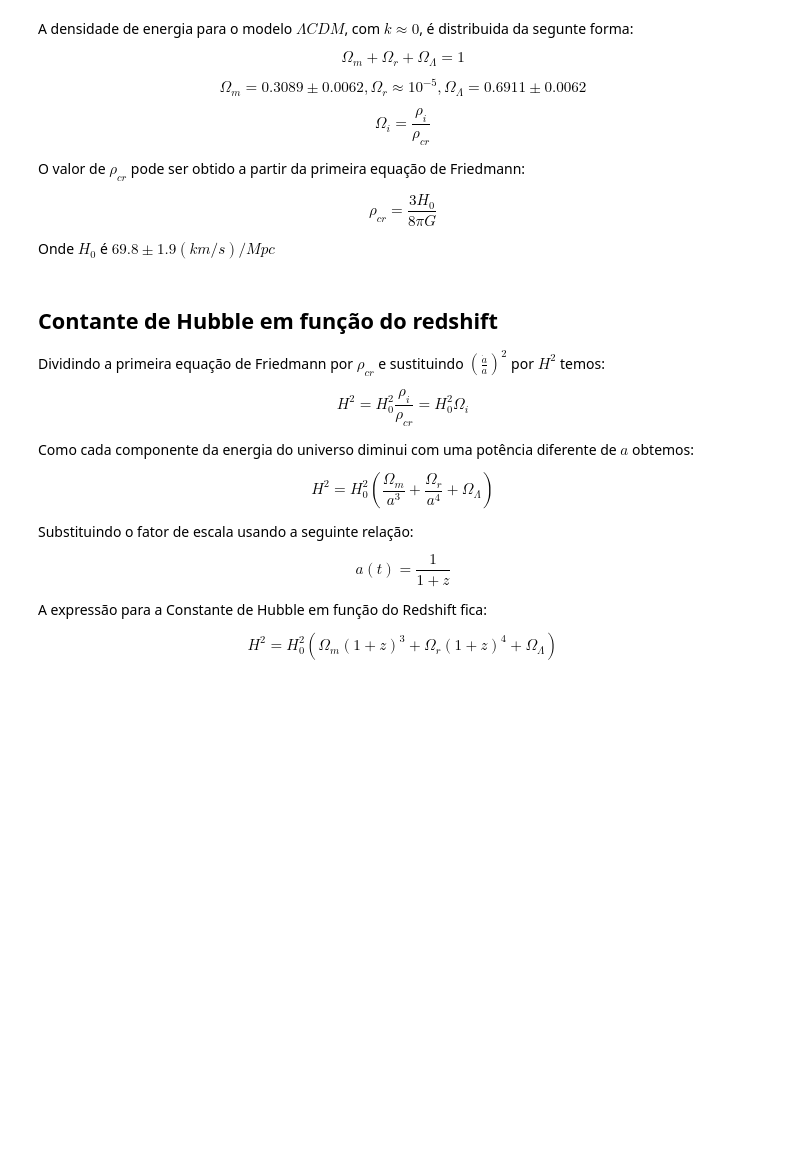
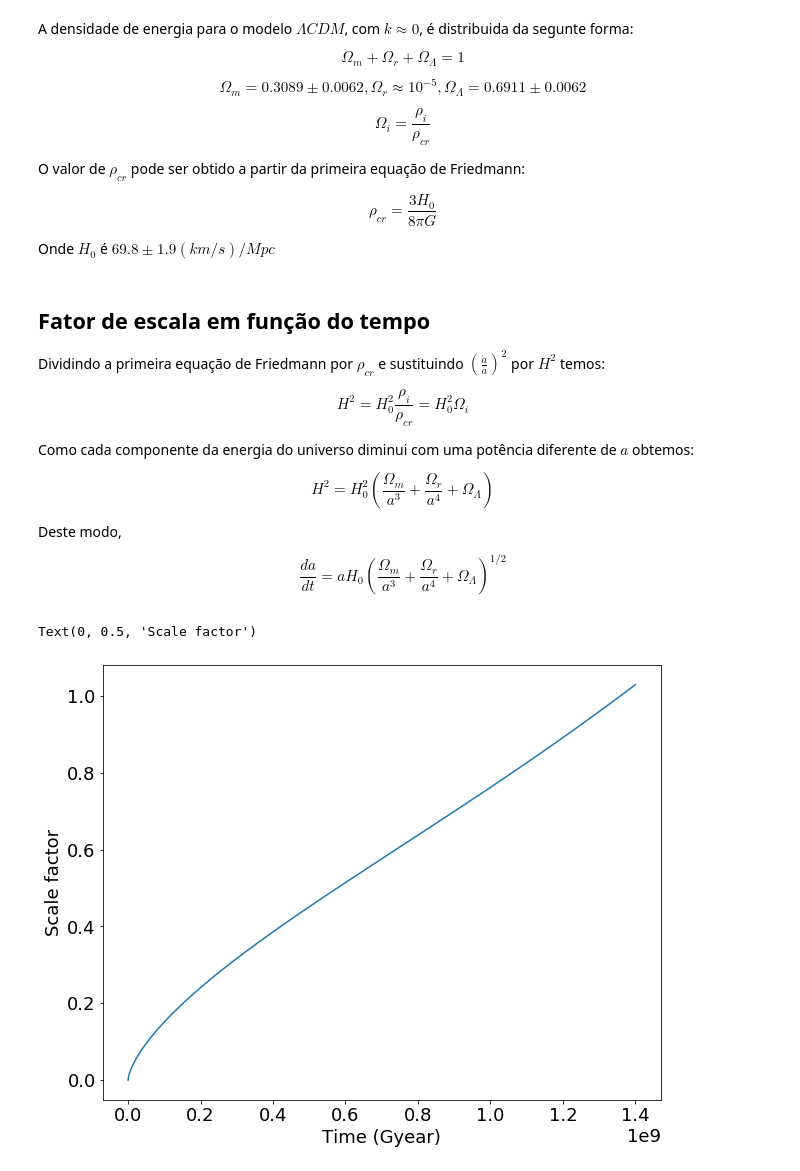
Before and after one commit to Corbanez97/Angular-correlation-CMB, a Jupyter notebook: UFE.ipynb, the cells around one changed output. Saved outputs shown, nothing was run; the diff lists cells and outputs as text; code cells hidden in the pictures; blank space fills up the shorter version.

```diff
--- a/UFE.ipynb
+++ b/UFE.ipynb
@@ -30,8 +32,12 @@ Omega_m = 0.3089
 Omega_r = 10**-5
 
 Omega_L = 0.6911
+
+Mpc2km= 3.1e19 #Mpc para km
+
+seg2year= 3.2e-8 # segundos para ano
 # %% [markdown]
-## Contante de Hubble em função do redshift
+## Fator de escala em função do tempo
 
 Dividindo a primeira equação de Friedmann por $ \rho_{cr} $ e sustituindo $ \left(\frac{\dot a}{a}\right)^2 $ por $ H^2 $ temos:
 
@@ -41,10 +47,37 @@ Como cada componente da energia do universo diminui com uma potência diferente
 
 $$ H^2 = H_0^2 \left(\frac{\Omega_m}{a^3} + \frac{\Omega_r}{a^4} +\Omega_\Lambda \right) $$
 
-Substituindo o fator de escala usando a seguinte relação:
+Deste modo,
 
-$$ a(t) = \frac{1}{1 + z} $$
-
-A expressão para a Constante de Hubble em função do Redshift fica:
-
-$$ H^2 = H_0^2 \left(\Omega_m\left(1 + z\right)^3 + \Omega_r\left(1 + z\right)^4 +\Omega_\Lambda \right) $$
+$$\frac{da}{dt}= a H_0\left(\frac{\Omega_m}{a^3}+\frac{\Omega_r}{a^4}+\Omega_\Lambda \right)^{1/2}$$
+# %%
+import scipy.integrate as integrate
+import numpy as np
+import matplotlib.pyplot as plt
+
+time=np.linspace(1e-8,14e9,50000)
+
+#Equação acima
+
+Friedmann= lambda  a, time, H_0, Mpc2km, seg2year, Omega_m, Omega_r, Omega_L : \
+         a * H_0 / (Mpc2km * seg2year) *(Omega_m / a**3 + Omega_r / a**4 + Omega_L)**(1/2)
+
+#tuple com os parâmetros comsológicos
+
+Param=(H_0, Mpc2km, seg2year, Omega_m, Omega_r, Omega_L)
+
+#Cálculo do fator de escala
+
+scale_factor=integrate.odeint(Friedmann,1e-18,time,args=Param)
+
+#Gráfico
+
+plt.rcParams['figure.figsize']=[10,8]
+plt.rcParams.update({'font.size':18})
+fig,ax=plt.subplots()
+ax.plot(time/10,scale_factor)
+ax.set_xlabel('Time (Gyear)')
+ax.set_ylabel('Scale factor')
+# %% [output]
+Text(0, 0.5, 'Scale factor')
+[figure, added]
```
Also changed, not shown: parts of 5 cells of this notebook.
